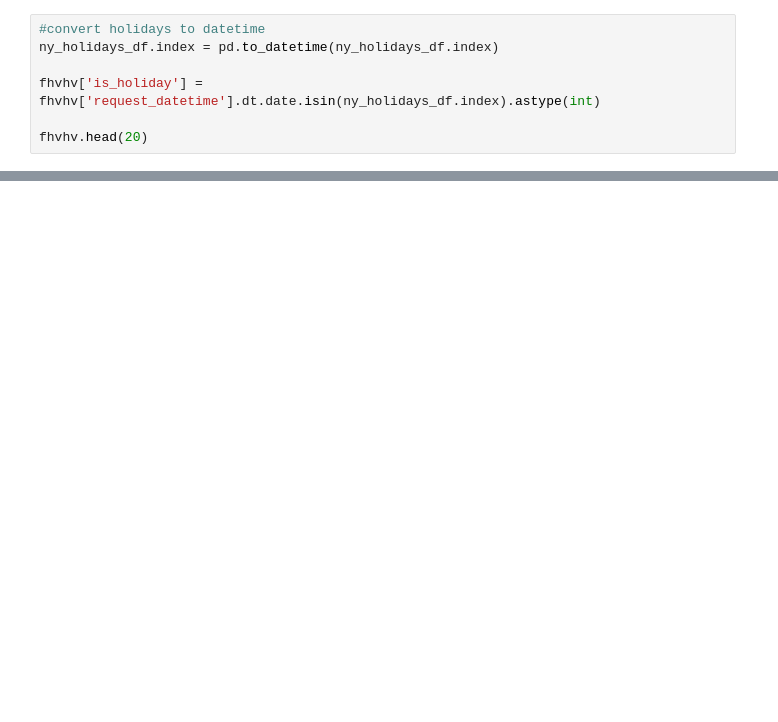
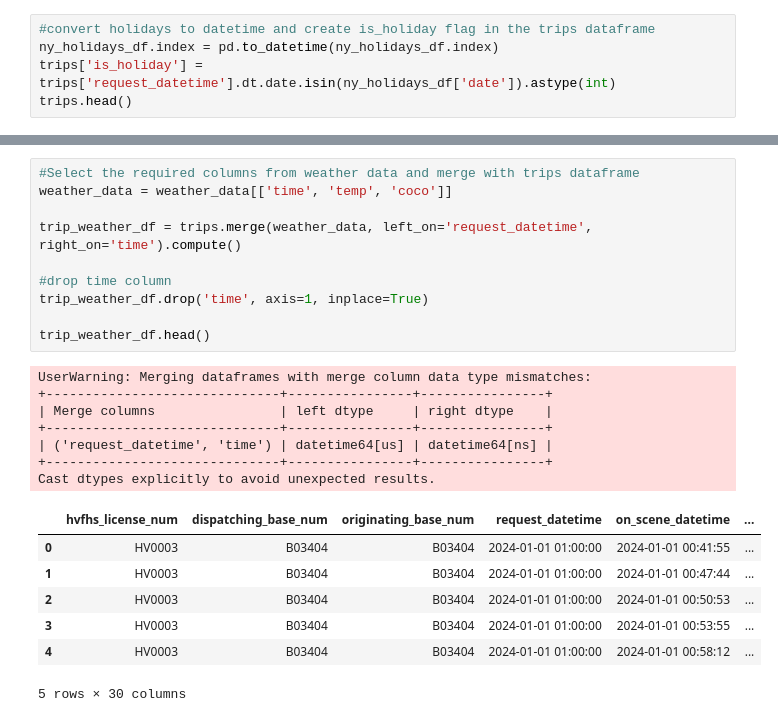
Before and after one commit to chikeorah/NYC-TLC-Trips, a Jupyter notebook: tlc.ipynb, the cells around one changed output, grey strips where cells are left out. Drawn from its saved outputs; the diff is of its cells as text; blank space fills up the shorter version.

```diff
--- a/tlc.ipynb
+++ b/tlc.ipynb
@@ -140,10 +172,8 @@ ny_holidays_df
 # %%
-#convert holidays to datetime
+#convert holidays to datetime and create is_holiday flag in the trips dataframe
 ny_holidays_df.index = pd.to_datetime(ny_holidays_df.index)
-
-fhvhv['is_holiday'] = fhvhv['request_datetime'].dt.date.isin(ny_holidays_df.index).astype(int)
-
-fhvhv.head(20)
+trips['is_holiday'] = trips['request_datetime'].dt.date.isin(ny_holidays_df['date']).astype(int)
+trips.head()
 # %% [output]
 |  | hvfhs_license_num | dispatching_base_num | originating_base_num | request_datetime | on_scene_datetime | ... |
 | 0 | HV0003 | B03404 | B03404 | 2024-01-01 00:21:47 | 2024-01-01 00:25:06 | ... |
@@ -195,0 +224,25 @@ data
+# %%
+#Select the required columns from weather data and merge with trips dataframe
+weather_data = weather_data[['time', 'temp', 'coco']]
+
+trip_weather_df = trips.merge(weather_data, left_on='request_datetime', right_on='time').compute()
+
+#drop time column
+trip_weather_df.drop('time', axis=1, inplace=True)
+
+trip_weather_df.head()
+# %% [output]
+UserWarning: Merging dataframes with merge column data type mismatches:
++------------------------------+----------------+----------------+
+| Merge columns                | left dtype     | right dtype    |
++------------------------------+----------------+----------------+
+| ('request_datetime', 'time') | datetime64[us] | datetime64[ns] |
++------------------------------+----------------+----------------+
+Cast dtypes explicitly to avoid unexpected results.
+|  | hvfhs_license_num | dispatching_base_num | originating_base_num | request_datetime | on_scene_datetime | ... |
+| 0 | HV0003 | B03404 | B03404 | 2024-01-01 01:00:00 | 2024-01-01 00:41:55 | ... |
+| 1 | HV0003 | B03404 | B03404 | 2024-01-01 01:00:00 | 2024-01-01 00:47:44 | ... |
+| 2 | HV0003 | B03404 | B03404 | 2024-01-01 01:00:00 | 2024-01-01 00:50:53 | ... |
+| 3 | HV0003 | B03404 | B03404 | 2024-01-01 01:00:00 | 2024-01-01 00:53:55 | ... |
+| 4 | HV0003 | B03404 | B03404 | 2024-01-01 01:00:00 | 2024-01-01 00:58:12 | ... |
+5 rows × 30 columns
```
Also changed, not shown: parts of 18 cells of this notebook, 2 other files.
